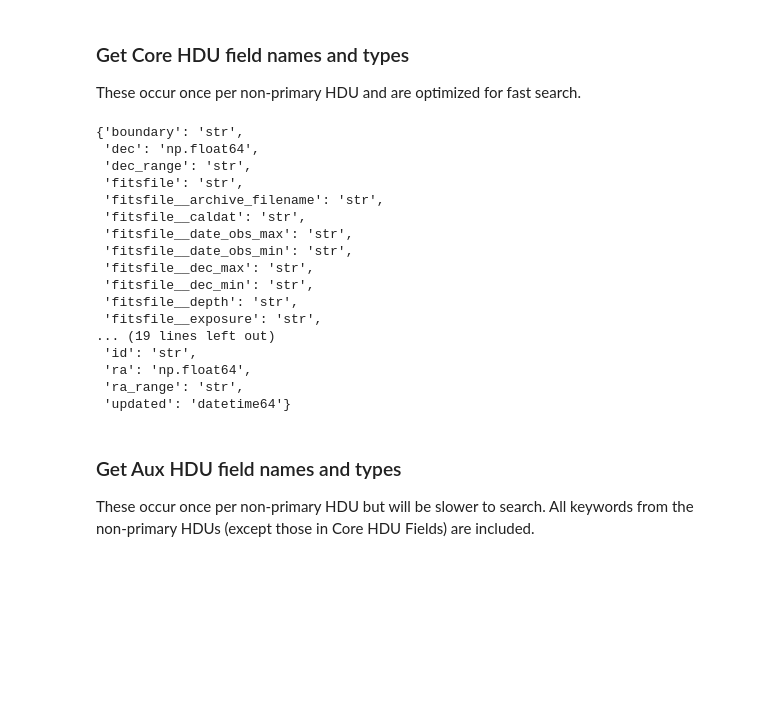
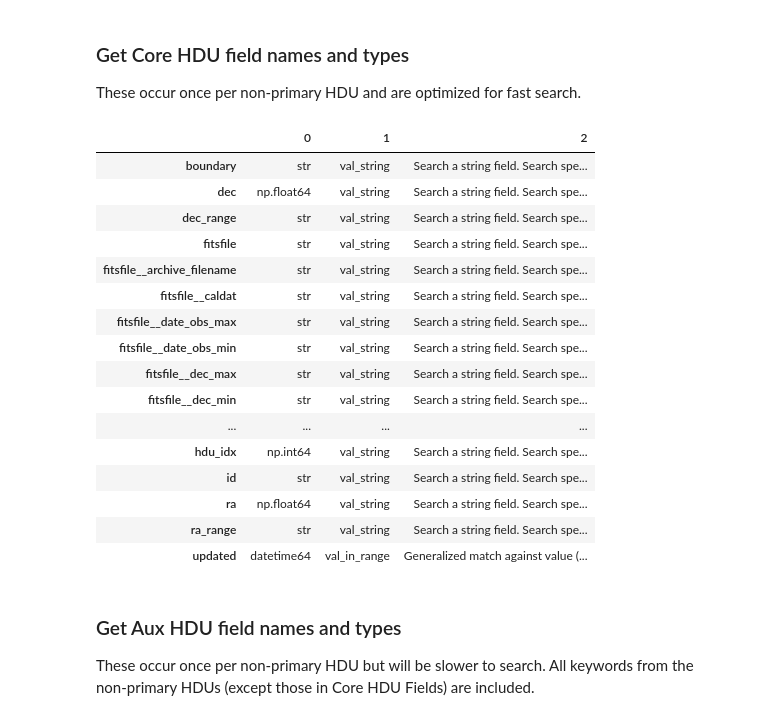
Before and after one commit to NOAO/nat-nb, a Jupyter notebook: advanced-search.ipynb, the cells around one changed output. Drawn from its saved outputs; the diff is of its cells as text; code cells hidden in the pictures; blank space fills up the shorter version.

```diff
--- a/advanced-search.ipynb
+++ b/advanced-search.ipynb
@@ -331,25 +332,25 @@ HTTP-Status=200 File-size=74,914,560
 ### Get Core HDU field names and types <a id="core_hdu" />
 These occur once per non-primary HDU and are optimized for fast search.
 # %%
-requests.get(f'{adsurl}/core_hdu_fields').json()
+pd.read_json(json.dumps(requests.get(f'{adsurl}/core_hdu_fields').json())).transpose()
 # %% [output]
-{'boundary': 'str',
- 'dec': 'np.float64',
- 'dec_range': 'str',
- 'fitsfile': 'str',
- 'fitsfile__archive_filename': 'str',
- 'fitsfile__caldat': 'str',
- 'fitsfile__date_obs_max': 'str',
- 'fitsfile__date_obs_min': 'str',
- 'fitsfile__dec_max': 'str',
- 'fitsfile__dec_min': 'str',
- 'fitsfile__depth': 'str',
- 'fitsfile__exposure': 'str',
-... (19 lines left out)
- 'id': 'str',
- 'ra': 'np.float64',
- 'ra_range': 'str',
- 'updated': 'datetime64'}
+|  | 0 | 1 | 2 |
+| boundary | str | val_string | Search a string field. Search spe... |
+| dec | np.float64 | val_string | Search a string field. Search spe... |
+| dec_range | str | val_string | Search a string field. Search spe... |
+| fitsfile | str | val_string | Search a string field. Search spe... |
+| fitsfile__archive_filename | str | val_string | Search a string field. Search spe... |
+| fitsfile__caldat | str | val_string | Search a string field. Search spe... |
+| fitsfile__date_obs_max | str | val_string | Search a string field. Search spe... |
+| fitsfile__date_obs_min | str | val_string | Search a string field. Search spe... |
+| fitsfile__dec_max | str | val_string | Search a string field. Search spe... |
+| fitsfile__dec_min | str | val_string | Search a string field. Search spe... |
+| ... | ... | ... | ... |
+| hdu_idx | np.int64 | val_string | Search a string field. Search spe... |
+| id | str | val_string | Search a string field. Search spe... |
+| ra | np.float64 | val_string | Search a string field. Search spe... |
+| ra_range | str | val_string | Search a string field. Search spe... |
+| updated | datetime64 | val_in_range | Generalized match against value (... |
 # %% [markdown]
 ### Get Aux HDU field names and types <a id="aux_hdu" />
 These occur once per non-primary HDU but will be slower to search.  All keywords from the non-primary HDUs (except those in Core HDU Fields) are included.
```
Also changed, not shown: parts of 6 cells of this notebook, 3 other files.
